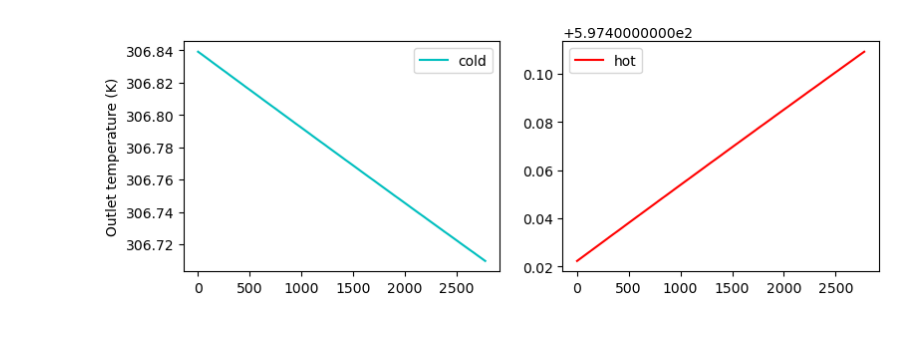
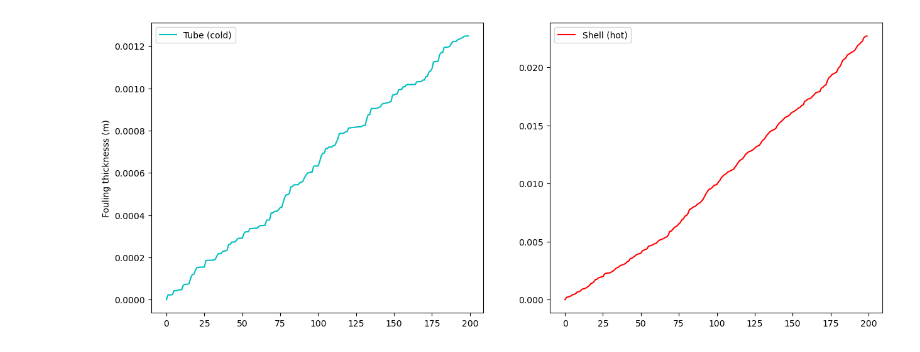
Before and after one commit to donglai-zhang/HEXpractice, a Jupyter notebook: Visualisation.ipynb, the cells around one changed output. Saved outputs shown, nothing was run; the diff lists cells and outputs as text; code cells hidden in the pictures.

```diff
--- a/Visualisation.ipynb
+++ b/Visualisation.ipynb
@@ -7,10 +7,8 @@ f_type = 1
 
 if f_type == 0:
     dfs = pd.read_csv("../../py_data/HEXPractice/parallel.csv", header=0)
-    dfs2 = pd.read_csv("../../py_data/HEXPractice/parallel_steady.csv", header=0)
 elif f_type == 1:
     dfs = pd.read_csv("../../py_data/HEXPractice/counter.csv", header=0)
-    dfs2 = pd.read_csv("../../py_data/HEXPractice/counter_steady.csv", header=0)
 # %%
 dfs.head()
 # %% [output]
@@ -23,13 +92,13 @@ dfs.head()
 # %%
-# outlet temperatures vs. time
+# Fouling thickness vs. time
 fig, ax = plt.subplots(1, 2)
-fig.set_figheight(3)
-fig.set_figwidth(9)
-ax[0].plot(dfs["F1o"][1:], c="c", label="cold")
-ax[1].plot(dfs["F2o"][1:], c="r", label="hot")
-ax[0].set_ylabel("Outlet temperature (K)")
+fig.set_figheight(6)
+fig.set_figwidth(15)
+ax[0].plot(dfs["Sigma1"], c="c", label="Tube (cold)")
+ax[1].plot(dfs["Sigma2"], c="r", label="Shell (hot)")
+ax[0].set_ylabel("Fouling thicknesss (m)")
 ax[0].legend()
 ax[1].legend()
 plt.show()
 # %% [output]
-[figure, old version]
+[figure, new version]
```
Also changed, not shown: parts of 16 cells of this notebook, 4 other files.
